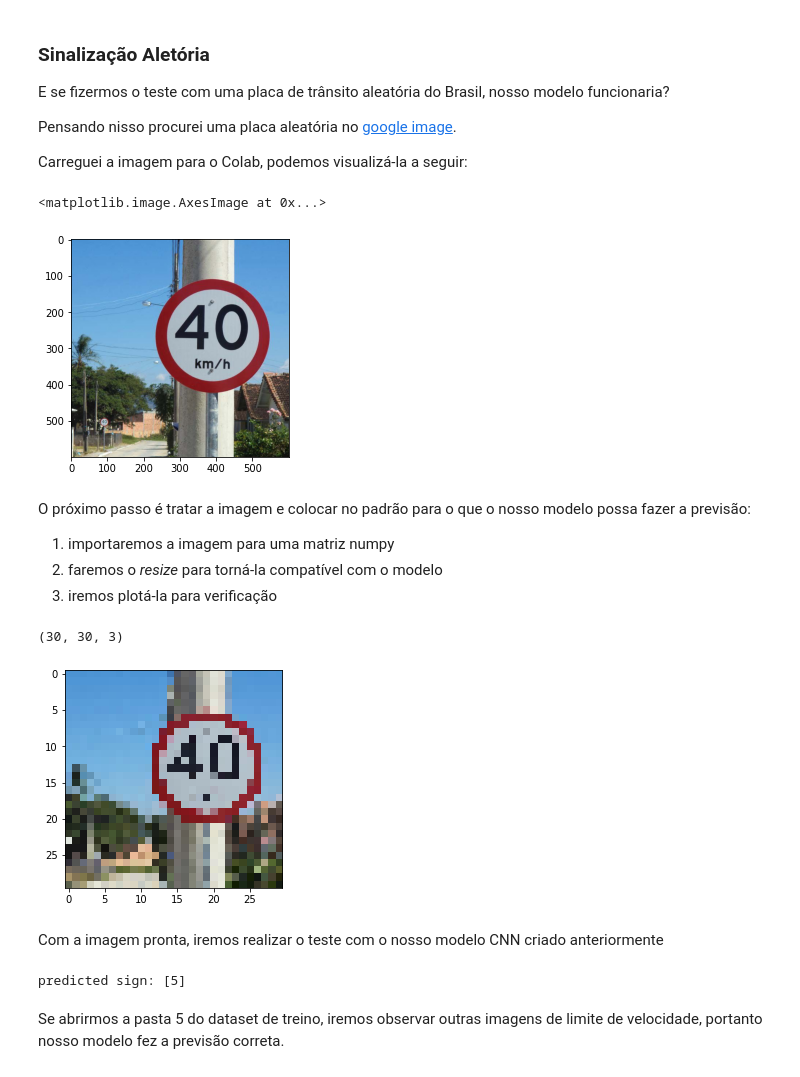
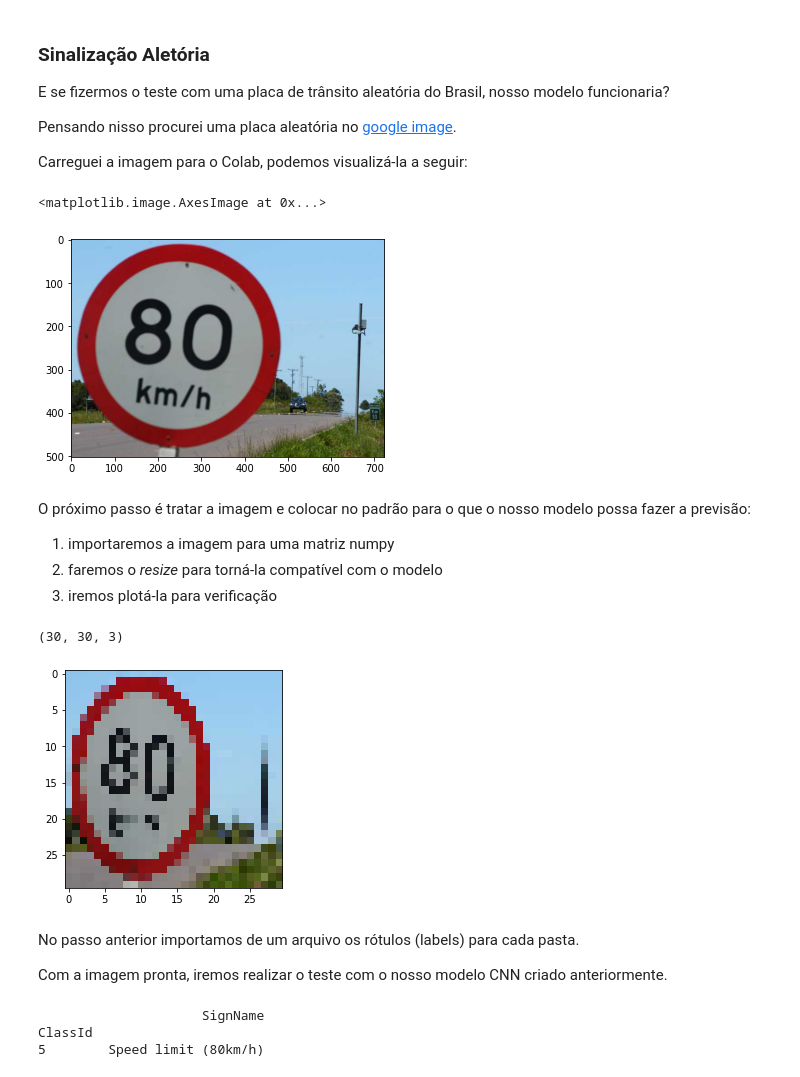
Before and after one commit to mabittar/Portfolio, a Jupyter notebook: Reconhecendo_Sinais_Trânsito.ipynb, the cells around one changed output. Drawn from its saved outputs; the diff is of its cells as text; code cells hidden in the pictures.

Commit message:
Adicionado campo para teste do modelo com imagem aleatória

```diff
--- a/Reconhecendo_Sinais_Trânsito.ipynb
+++ b/Reconhecendo_Sinais_Trânsito.ipynb
@@ -357,13 +362,13 @@ Pensando nisso procurei uma placa aleatória no [google image]("https://www.goog
 Carreguei a imagem para o Colab, podemos visualizá-la a seguir:
 # %%
 import requests
-url = 'https://cdn.awsli.com.br/1012/1012749/produto/37745268/2fffeb30b0.jpg'
+url = 'https://4.bp.blogspot.com/-l8AxhIdF15E/UK6eLm3ww0I/AAAAAAAAAoE/g-y3LuHEuB8/s1600/80+pardal-intelog+net.jpg'
 r = requests.get(url, stream=True)
 img = Image.open(r.raw)
 plt.imshow(img, cmap=plt.get_cmap('RdYlBu'))
 # %% [output]
 <matplotlib.image.AxesImage at 0x...>
-[figure, old version]
+[figure, new version]
 # %% [markdown]
 O próximo passo é tratar a imagem e colocar no padrão para o que o nosso modelo possa fazer a previsão:
 
@@ -380,4 +385,4 @@ print(img.shape)
 img = img.reshape(1, 30, 30, 3)
 # %% [output]
 (30, 30, 3)
-[figure, old version]
+[figure, new version]
@@ -384,8 +392,11 @@ img = img.reshape(1, 30, 30, 3)
 # %% [markdown]
-Com a imagem pronta, iremos realizar o teste com o nosso modelo CNN criado anteriormente
+No passo anterior importamos de um arquivo os rótulos (labels) para cada pasta.
+
+Com a imagem pronta, iremos realizar o teste com o nosso modelo CNN criado anteriormente.
 # %%
-print("predicted sign: "+ str(np.argmax(model.predict(img), axis=-1)))
+previsao = np.argmax(model.predict(img), axis=-1)
+print(categoria.loc[previsao])
 # %% [output]
-predicted sign: [5]
+                     SignName
+ClassId
+5        Speed limit (80km/h)
-# %% [markdown]
-Se abrirmos a pasta 5 do dataset de treino, iremos observar outras imagens de limite de velocidade, portanto nosso modelo fez a previsão correta.
```
Also changed, not shown: parts of 3 cells of this notebook.
